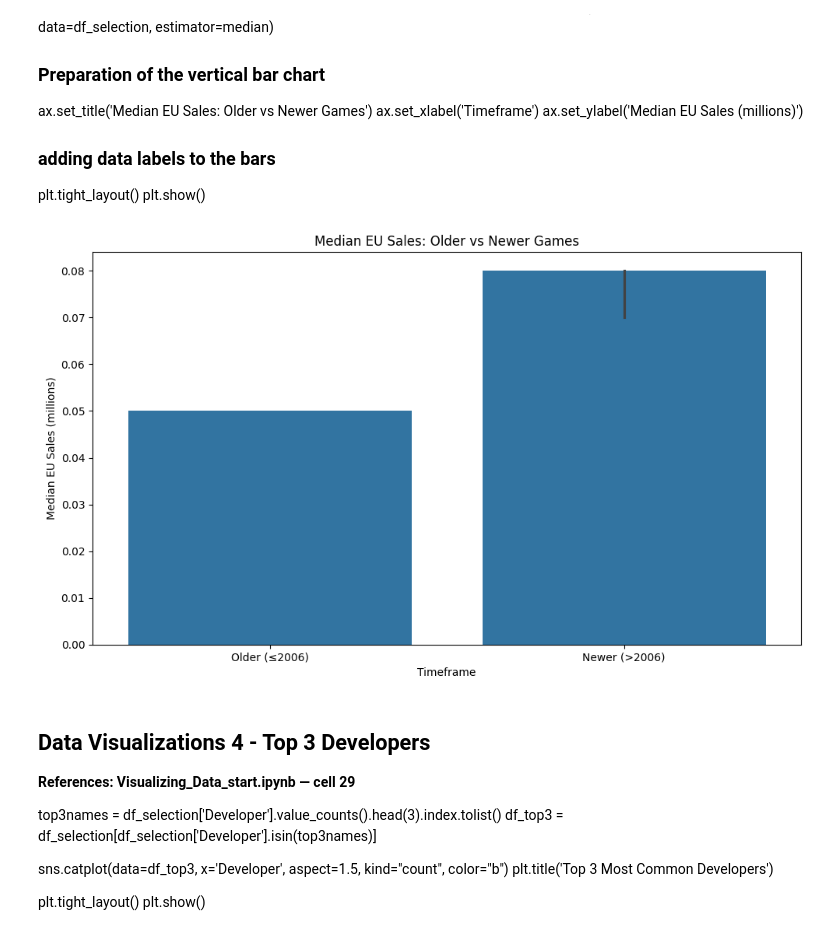
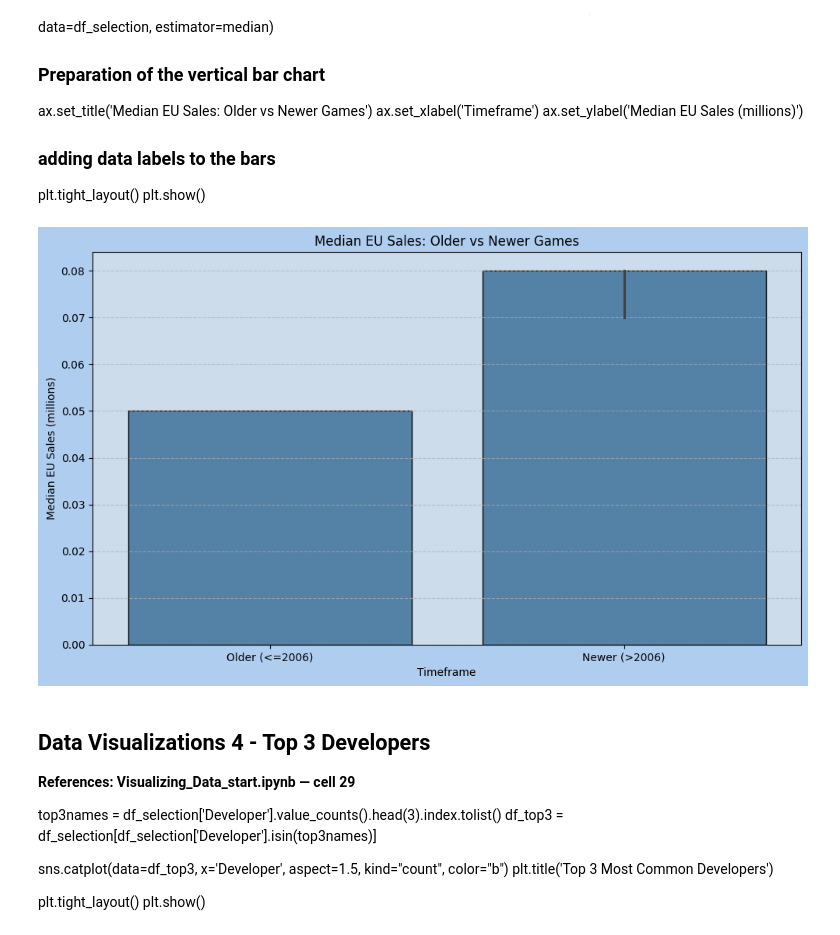
Before and after one commit to Akakiusz/Visualisation-Techniques-for-AI-, a Jupyter notebook: NOTEBOOK/analysis TEST.ipynb, the cells around one changed output. Cells and saved outputs as stored; diff of their text form; code cells hidden in the pictures.

```diff
--- a/NOTEBOOK/analysis TEST.ipynb
+++ b/NOTEBOOK/analysis TEST.ipynb
@@ -346,23 +347,39 @@ ax.set_ylabel('Median EU Sales (millions)')
 plt.tight_layout()
 plt.show()
 # %%
+# APPENDIX: add column to split games into two groups
+df_selection['Game_Era'] = np.where(
+    df_selection['Year_of_Release'] <= 2006,
+    'Older (<=2006)',
+    'Newer (>2006)'
+)
 
 # Create figure and axes with a bigger size so the chart is easy to read
 fig, ax = plt.subplots(figsize=(10, 6), dpi=100)
 
 # barplot with median estimator to compare older vs newer games, source: Visualizing_Data_start.ipynb — cell 30
-ax = sns.barplot(x='Era', y='EU_Sales', data=df_selection, estimator=median)
+ax = sns.barplot(x='Game_Era', y='EU_Sales', data=df_selection, estimator=median, color='steelblue', edgecolor='black')
 
 # add title and labels to make the chart self-explanatory
 ax.set_title('Median EU Sales: Older vs Newer Games')
 ax.set_xlabel('Timeframe')
 ax.set_ylabel('Median EU Sales (millions)')
 
+# adding grid for better readability
+ax.grid(axis='y', linestyle='--', alpha=0.7, zorder=0)
+
+# background color
+fig.patch.set_facecolor("#AFCDEFFF")
+ax.set_facecolor("#cddceb")
+
+# save the plot with high resolution for better quality
+plt.savefig('eu_sales_era.png', dpi=300, bbox_inches='tight')
+
 # fit everything nicely and display the plot
 plt.tight_layout()
 plt.show()
 # %% [output]
-[figure, old version]
+[figure, new version]
 # %% [markdown]
 ## Data Visualizations 4 - Top 3 Developers
 
```
Also changed, not shown: parts of 6 cells of this notebook, 3 other files.
